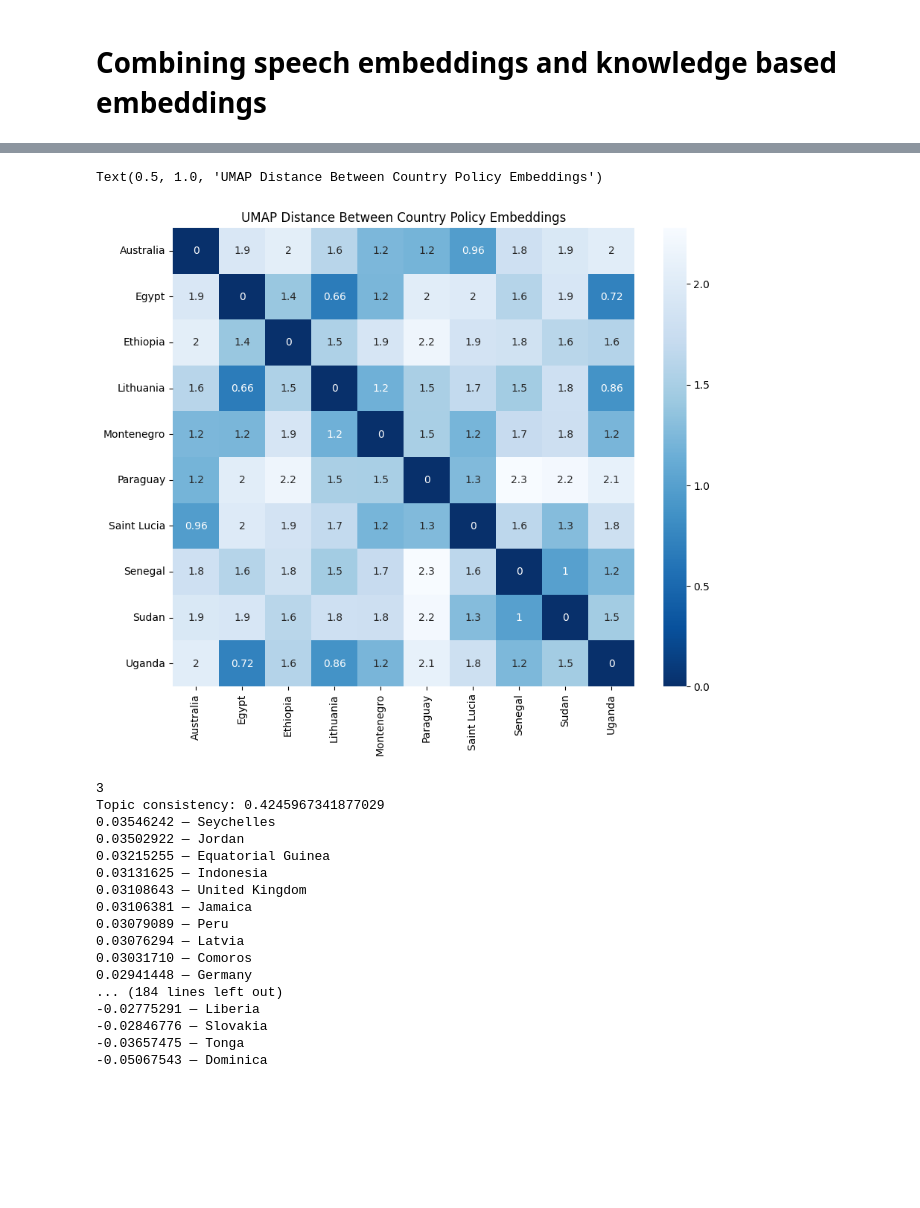
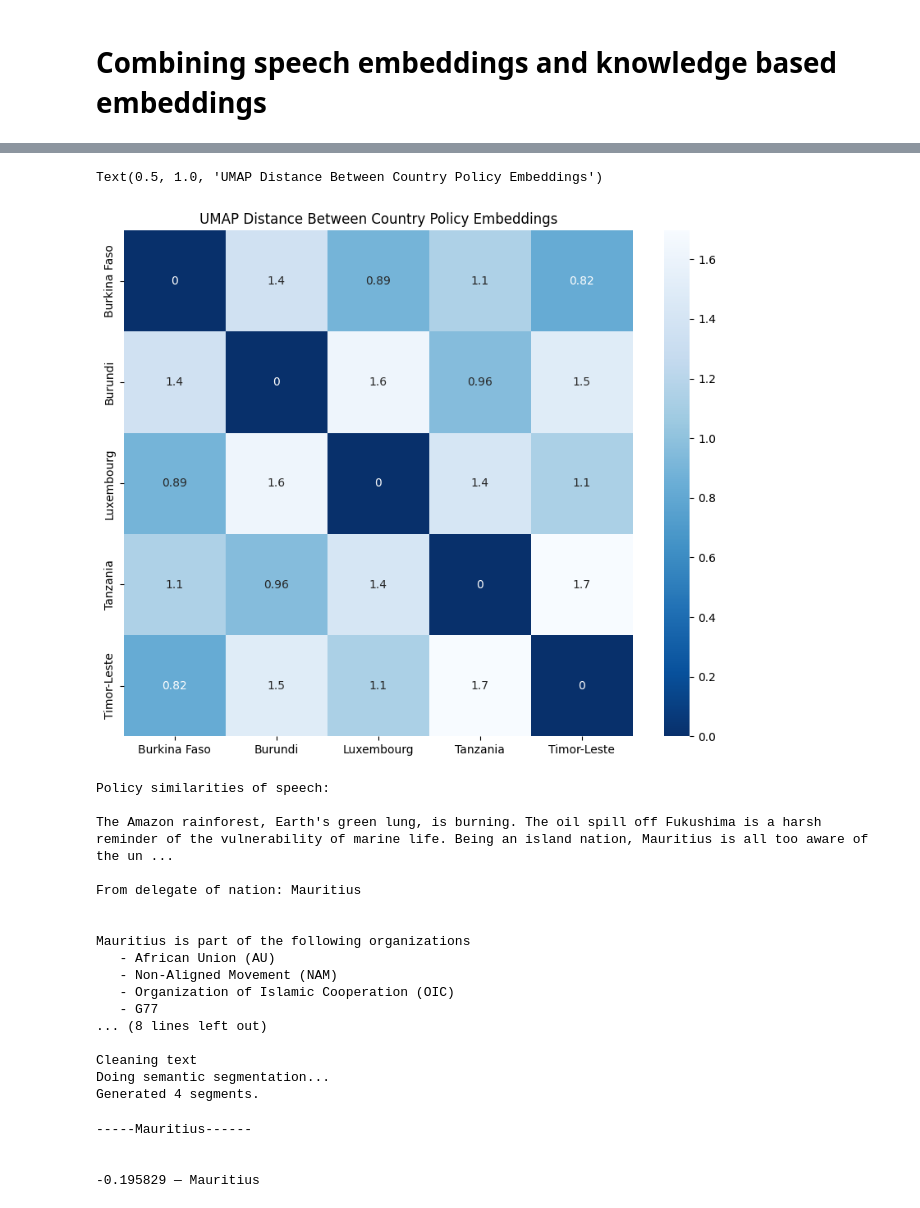
Before and after one commit to IWonderTheFirst/mun, a Jupyter notebook: policy.ipynb, the cells around one changed output, grey strips where cells are left out. Saved outputs shown, nothing was run; the diff lists cells and outputs as text; code cells hidden in the pictures; blank space fills up the shorter version.

```diff
--- a/policy.ipynb
+++ b/policy.ipynb
@@ -545,25 +501,25 @@ Text(0.5, 1.0, 'Correlation Between Policy - Speech Embeddings')
 # %%
-import umap
-plt.figure(figsize=(10,8))
-
 umap_model = umap.UMAP(n_components=5, random_state=42)
 graph_umap = umap_model.fit_transform(graph_data)
 speech_umap = umap_model.fit_transform(final_country_embeddings)
 
 from scipy.spatial.distance import pdist, squareform
 
-def get_distance_matrix(umap_embeddings, countries, sample_size=10):
+def get_distance_matrix(umap_embeddings, countries, sample_size=5):
     idx = sorted(random.sample(range(len(countries)), sample_size))
     selected = umap_embeddings[idx]
     dist_matrix = squareform(pdist(selected, metric='euclidean'))
     selected_countries = [countries[i] for i in idx]
     df = pd.DataFrame(dist_matrix, index=selected_countries, columns=selected_countries)
     return df
-graph_umap_df = get_distance_matrix(graph_umap, countries)
-speech_umap_df = get_distance_matrix(speech_umap, countries)
-
-sns.heatmap(speech_umap_df, annot=True, vmin=0, vmax=None, cmap="Blues_r")
-plt.title('UMAP Distance Between Country Policy Embeddings')
-# %% [output]
-Text(0.5, 1.0, 'UMAP Distance Between Country Policy Embeddings')
-[figure, removed]
+# %%
+plt.figure(figsize=(10,8))
+
+graph_umap_df = get_distance_matrix(graph_umap, countries, 5)
+speech_umap_df = get_distance_matrix(speech_umap, countries, 5)
+
+sns.heatmap(speech_umap_df, annot=True, vmin=0, vmax=None, cmap="Blues_r")
+plt.title('UMAP Distance Between Country Policy Embeddings')
+# %% [output]
+Text(0.5, 1.0, 'UMAP Distance Between Country Policy Embeddings')
+[figure, added]
@@ -606,24 +574,33 @@ def compare_countries(country1, country2):
 # %%
-import random
 MUN_speeches = pd.read_csv("/kaggle/input/mun-speech-dataset/MUN Speech Testing.csv")
 index = random.randint(0, len(MUN_speeches)-1)
-print(index)
+print(f"Policy similarities of speech:\n\n{MUN_speeches.loc[index]['Speech']} \n\nFrom delegate of nation: {MUN_speeches.loc[index]['Country']}\n\n")
+
+print(f"{MUN_speeches.loc[index]['Country']} is part of the following organizations")
+print("".join(f"   - {organization}\n" for organization in get_organizations(MUN_speeches.loc[index]['Country'])))
+
+compute_closest_countries(MUN_speeches.loc[index]['Country'], 3)
+
 generate_country_similarity(MUN_speeches.loc[index]['Speech'], MUN_speeches.loc[index]['Country'])
 # %% [output]
-3
-Topic consistency: 0.4245967341877029
-0.03546242 — Seychelles
-0.03502922 — Jordan
-0.03215255 — Equatorial Guinea
-0.03131625 — Indonesia
-0.03108643 — United Kingdom
-0.03106381 — Jamaica
-0.03079089 — Peru
-0.03076294 — Latvia
-0.03031710 — Comoros
-0.02941448 — Germany
-... (184 lines left out)
--0.02775291 — Liberia
--0.02846776 — Slovakia
--0.03657475 — Tonga
--0.05067543 — Dominica
+Policy similarities of speech:
+
+The Amazon rainforest, Earth's green lung, is burning. The oil spill off Fukushima is a harsh reminder of the vulnerability of marine life. Being an island nation, Mauritius is all too aware of the un ...
+
+From delegate of nation: Mauritius
+
+
+Mauritius is part of the following organizations
+   - African Union (AU)
+   - Non-Aligned Movement (NAM)
+   - Organization of Islamic Cooperation (OIC)
+   - G77
+... (8 lines left out)
+
+Cleaning text
+Doing semantic segmentation...
+Generated 4 segments.
+-----Mauritius------
+
+
+-0.195829 — Mauritius
```
Also changed, not shown: parts of 25 cells of this notebook.
